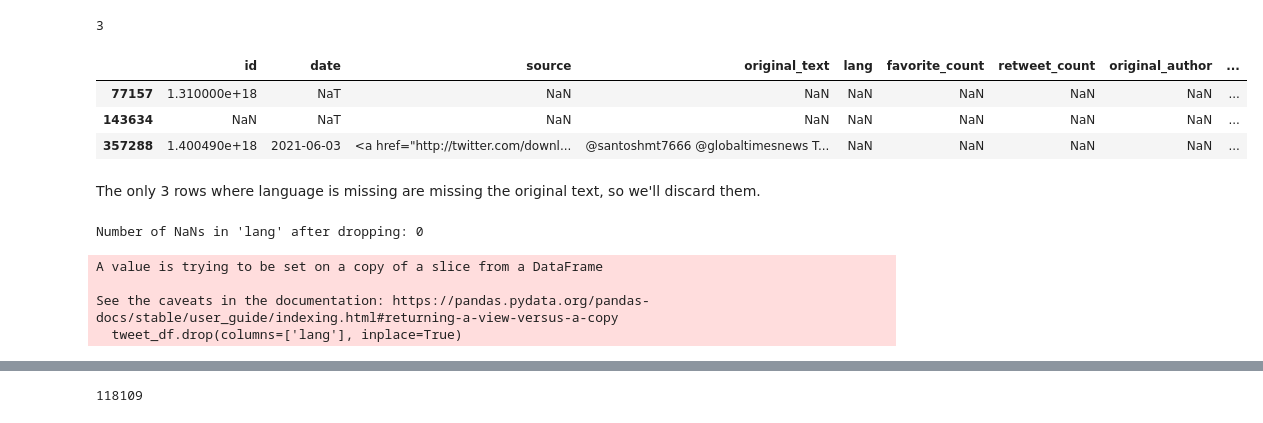
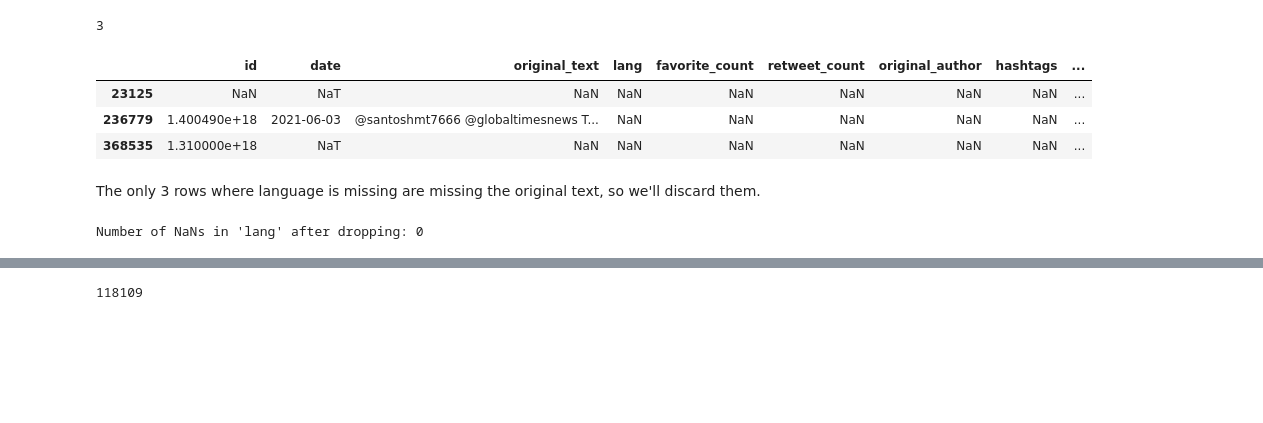
Before and after one commit to leksea/capstone-twitter-sentiment-analysis, a Jupyter notebook: Notebook.ipynb, the cells around one changed output, grey strips where cells are left out. Cells and saved outputs as stored; diff of their text form; code cells hidden in the pictures; blank space fills up the shorter version.

```diff
--- a/Notebook.ipynb
+++ b/Notebook.ipynb
@@ -618,8 +693,8 @@ Column 'place' has unique values: ['Nairobi, Kenya' nan 'Sidheart' ... 'Strangel
 ### Data Type Conversion.
 # %%
 #rename date column for clarity and convert to date
-tweet_df = data.rename(columns={'created_at': 'date'})
-tweet_df['date'] = pd.to_datetime(tweet_df['date'])
+tweets_df.rename(columns={'created_at': 'date'}, inplace=True)
+tweets_df['date'] = pd.to_datetime(tweets_df['date'])
 # %% [markdown]
 Follow by exploratory data analysis:
 * What were daily tweet patters?
@@ -681,26 +756,22 @@ sum(tweet_df.lang.isna())
 3
 # %%
 # look at the tweet text
-tweet_df[tweet_df.lang.isna()]
+tweets_df[tweets_df.lang.isna()]
 # %% [output]
-|  | id | date | source | original_text | lang | favorite_count | retweet_count | original_author | ... |
-| 77157 | 1.310000e+18 | NaT | NaN | NaN | NaN | NaN | NaN | NaN | ... |
-| 143634 | NaN | NaT | NaN | NaN | NaN | NaN | NaN | NaN | ... |
-| 357288 | 1.400490e+18 | 2021-06-03 | <a href="http://twitter.com/downl... | @santoshmt7666 @globaltimesnews T... | NaN | NaN | NaN | NaN | ... |
+|  | id | date | original_text | lang | favorite_count | retweet_count | original_author | hashtags | ... |
+| 23125 | NaN | NaT | NaN | NaN | NaN | NaN | NaN | NaN | ... |
+| 236779 | 1.400490e+18 | 2021-06-03 | @santoshmt7666 @globaltimesnews T... | NaN | NaN | NaN | NaN | NaN | ... |
+| 368535 | 1.310000e+18 | NaT | NaN | NaN | NaN | NaN | NaN | NaN | ... |
 # %% [markdown]
 The only 3 rows where language is missing are missing the original text, so we'll discard them.
 # %%
 # drop rows where 'lang' is NaN
-tweet_df = tweet_df.dropna(subset=['lang'])
+tweets_df = tweets_df.dropna(subset=['lang'])
 
 # verify the changes
-print(f"Number of NaNs in 'lang' after dropping: {sum(tweet_df.lang.isna())}")
+print(f"Number of NaNs in 'lang' after dropping: {sum(tweets_df.lang.isna())}")
 
 # drop the lang column from the df
-tweet_df.drop(columns=['lang'], inplace=True)
+tweets_df = tweets_df.drop(columns=['lang'])
 # %% [output]
 Number of NaNs in 'lang' after dropping: 0
-A value is trying to be set on a copy of a slice from a DataFrame
-
-See the caveats in the documentation: https://pandas.pydata.org/pandas-docs/stable/user_guide/indexing.html#returning-a-view-versus-a-copy
-  tweet_df.drop(columns=['lang'], inplace=True)
```
Also changed, not shown: parts of 47 cells of this notebook.
